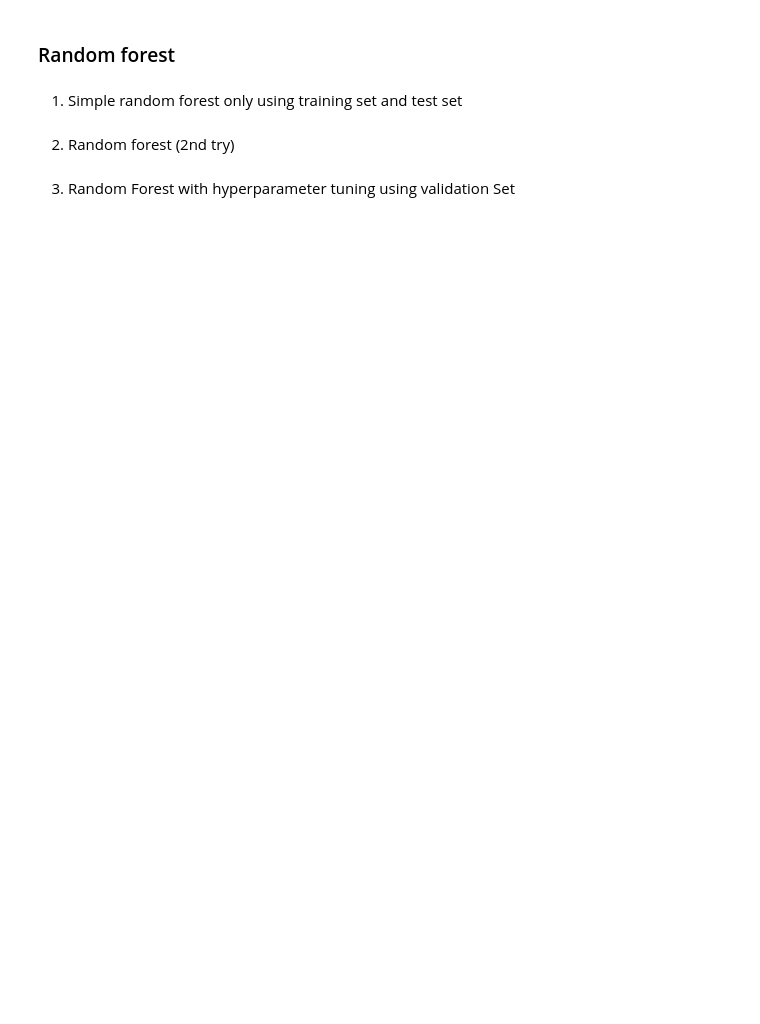
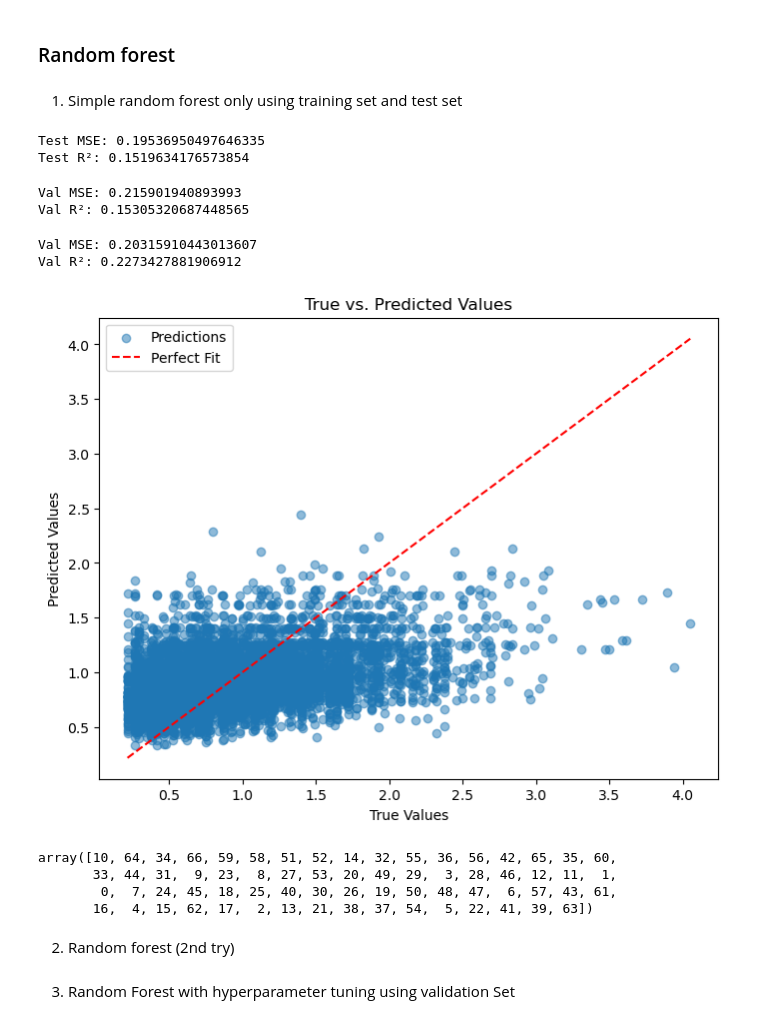
Before and after one commit to riccardoAli31/Gene-expression-changes-from-CNV, a Jupyter notebook: linear_regression_2.ipynb, the cells around one changed output. Saved outputs shown, nothing was run; the diff lists cells and outputs as text; code cells hidden in the pictures; blank space fills up the shorter version.

Commit message:
updated random forest

```diff
--- a/linear_regression_2.ipynb
+++ b/linear_regression_2.ipynb
@@ -18,7 +19,3 @@ X_val = np.load("data/regression_data/X_val_batch1.npy")
 y_val = np.load('data/regression_data/y1_val_batch1.npy')
 X_test = np.load("data/regression_data/X_test_batch1.npy")
 y_test = np.load('data/regression_data/y1_test_batch1.npy')
-# %%
-X_train = np.delete(X_train,-3,axis=1)
-X_val = np.delete(X_val,-3,axis=1)
-X_test = np.delete(X_test,-3,axis=1)
@@ -58,13 +28,13 @@ from sklearn.ensemble import RandomForestRegressor
 from sklearn.metrics import mean_squared_error, r2_score
 
 # Initialize the Random Forest Regressor
-rf_model = RandomForestRegressor(n_estimators=150, random_state=42)
+rf_model1 = RandomForestRegressor(n_estimators=300, random_state=42)
 
 # Train the model
-rf_model.fit(X_train, y_train)
+rf_model1.fit(X_train, y_train)
 
 # Predict on the test set
-y_pred = rf_model.predict(X_test)
+y_pred = rf_model1.predict(X_test)
 
 # Calculate and print MSE and R²
 mse = mean_squared_error(y_test, y_pred)
@@ -72,6 +42,53 @@ r2 = r2_score(y_test, y_pred)
 
 print(f"Test MSE: {mse}")
 print(f"Test R²: {r2}")
+# %% [output]
+Test MSE: 0.19536950497646335
+Test R²: 0.1519634176573854
+# %%
+y_val_pred = rf_model1.predict(X_val)
+mse_val = mean_squared_error(y_val,y_val_pred)
+r2_val = r2_score(y_val,y_val_pred)
+
+print(f"Val MSE: {mse_val}")
+print(f"Val R²: {r2_val}")
+# %% [output]
+Val MSE: 0.215901940893993
+Val R²: 0.15305320687448565
+# %%
+y_train_pred = rf_model1.predict(X_train)
+mse_train = mean_squared_error(y_train,y_train_pred)
+r2_train = r2_score(y_train,y_train_pred)
+
+print(f"Val MSE: {mse_train}")
+print(f"Val R²: {r2_train}")
+# %% [output]
+Val MSE: 0.20315910443013607
+Val R²: 0.2273427881906912
+# %%
+import matplotlib.pyplot as plt
+
+plt.figure(figsize=(8, 6))
+plt.scatter(y_val, y_val_pred, alpha=0.5, label="Predictions")
+plt.plot([min(y_val), max(y_val)],
+         [min(y_val), max(y_val)],
+         color='red', linestyle="--", label="Perfect Fit")
+plt.xlabel("True Values")
+plt.ylabel("Predicted Values")
+plt.title("True vs. Predicted Values")
+plt.legend()
+plt.show()
+# %% [output]
+[figure, added]
+# %%
+importances = rf_model1.feature_importances_
+indices = np.argsort(importances)[::-1]
+indices
+# %% [output]
+array([10, 64, 34, 66, 59, 58, 51, 52, 14, 32, 55, 36, 56, 42, 65, 35, 60,
+       33, 44, 31,  9, 23,  8, 27, 53, 20, 49, 29,  3, 28, 46, 12, 11,  1,
+        0,  7, 24, 45, 18, 25, 40, 30, 26, 19, 50, 48, 47,  6, 57, 43, 61,
+       16,  4, 15, 62, 17,  2, 13, 21, 38, 37, 54,  5, 22, 41, 39, 63])
 # %% [markdown]
 2. Random forest (2nd try)
 # %%
```
Also changed, not shown: parts of 39 cells of this notebook.
